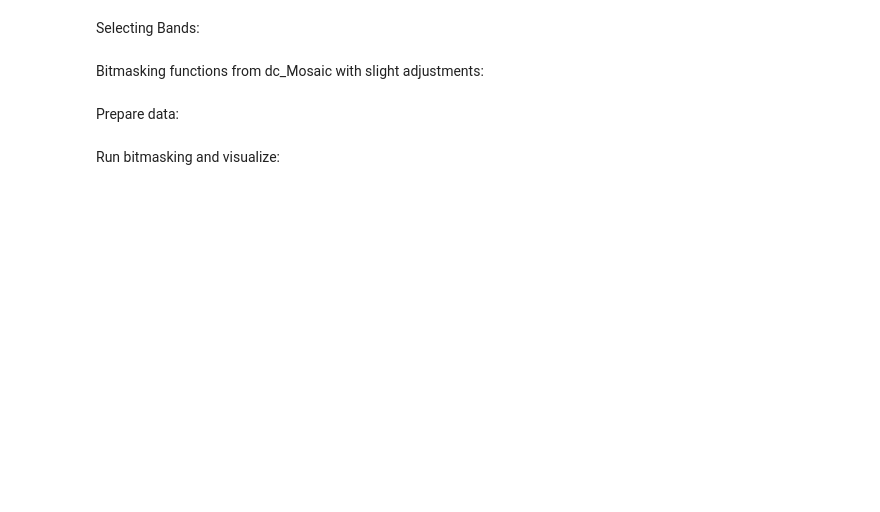
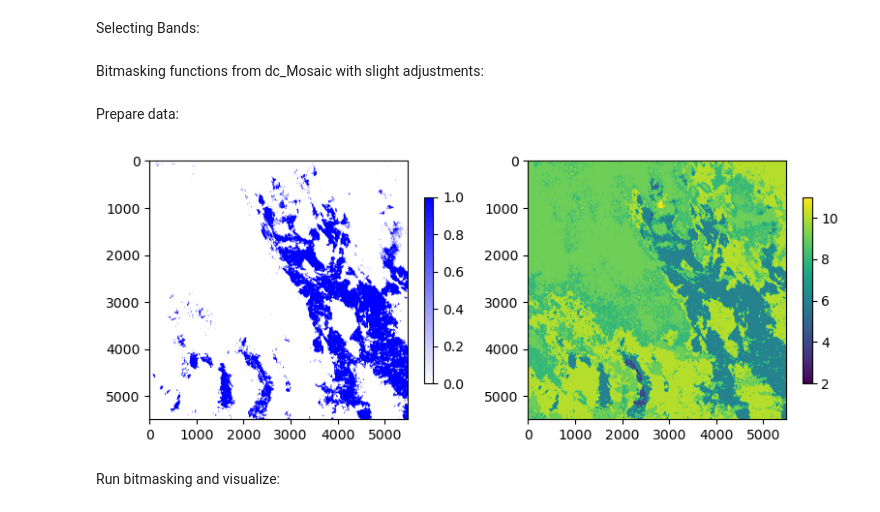
Before and after one commit to sabinenix/testing-wofs, a Jupyter notebook: bit-masking.ipynb, the cells around one changed output. Saved outputs shown, nothing was run; the diff lists cells and outputs as text; code cells hidden in the pictures; blank space fills up the shorter version.

Commit message:
added functionality and fixed values for sentinel2 masking

```diff
--- a/bit-masking.ipynb
+++ b/bit-masking.ipynb
@@ -93,6 +135,51 @@ o_bands_data = [ rxr.open_rasterio(landsat_folder + yml_meta['image']['bands'][b
 pixel_qa_band = o_bands_data[6]
 
 for i in o_bands_data: i.close() # close the files
+# %%
+# For Sentinel2:
+
+# Read the scene classification band as array
+sc_arr = gdal.Open(sc_band).ReadAsArray()
+
+# Read yml metadata
+yml = sentinel_folder + 'datacube-metadata.yaml'
+with open (yml) as stream: yml_meta = yaml.safe_load(stream)
+
+# Define desired bands
+des_bands = ['blue', 'green', 'red', 'nir', 'swir1', 'swir2', 'scene_classification']
+
+# Read bands with rioxarray
+o_bands_data = [ rxr.open_rasterio(sentinel_folder + yml_meta['image']['bands'][b]['path']) for b in des_bands ]
+
+# Access the pixel_qa band for bit masking
+sc_band = o_bands_data[6]
+
+for i in o_bands_data: i.close() # close the files
+# %%
+clear_mask = qa_clean_mask(sc_band, 'SENTINEL_2', ['clear'])
+
+# Visualize masks in subplots with figure size 30,30
+fig, axs = plt.subplots(1, 2, figsize=(8,8))
+
+# Define the colormaps
+custom_cmap = mpl.colors.LinearSegmentedColormap.from_list("", ["white","blue"])
+
+# Squeeze the mask arrays to visualize
+clear_mask = np.squeeze(clear_mask)
+sc_band = np.squeeze(sc_band)
+
+
+# Visualize clear mask
+clear_im = axs[0].imshow(clear_mask, cmap=custom_cmap)
+plt.colorbar(clear_im, ax=axs[0], shrink=0.25)
+
+# Visualize clear mask
+clear_im = axs[1].imshow(sc_band, cmap='viridis')
+plt.colorbar(clear_im, ax=axs[1], shrink=0.25)
+
+plt.tight_layout()
+# %% [output]
+[figure, added]
 # %% [markdown]
 Run bitmasking and visualize:
 # %%
```
Also changed, not shown: parts of 6 cells of this notebook.
